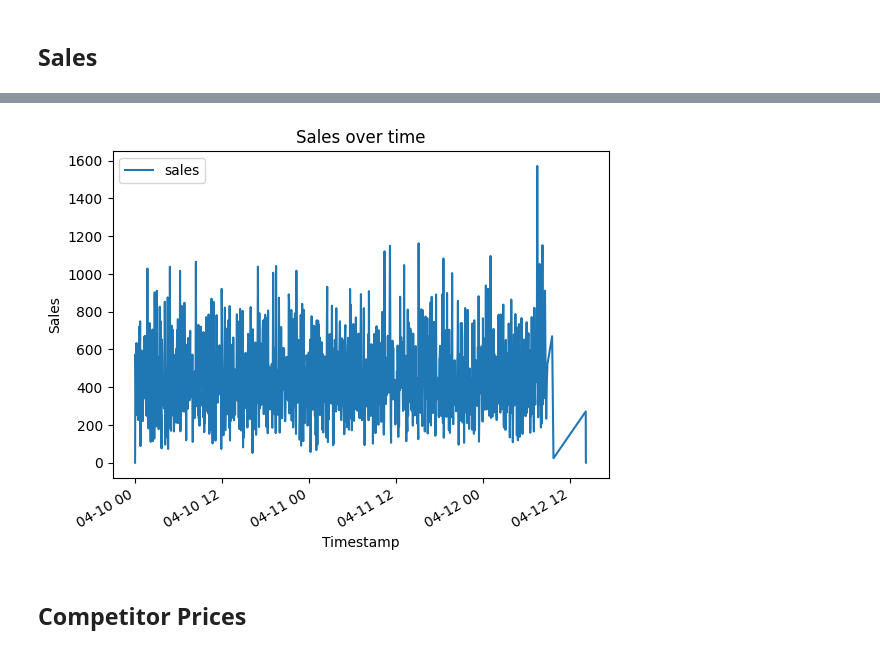
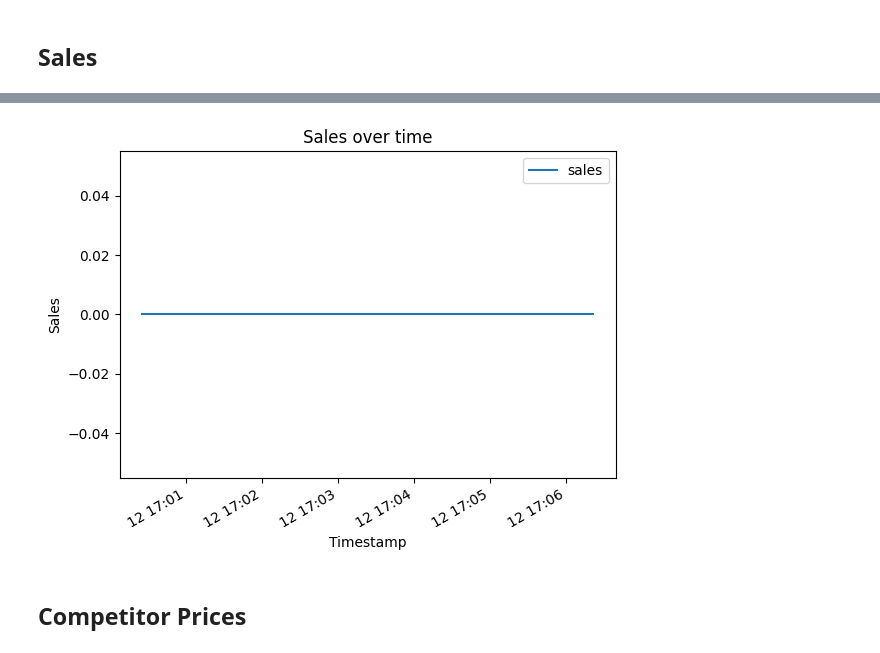
Before and after one commit to attiamani98/praice, a Jupyter notebook: fastapi/eda.ipynb, the cells around one changed output, grey strips where cells are left out. Cells and saved outputs as stored; diff of their text form; code cells hidden in the pictures.

```diff
--- a/fastapi/eda.ipynb
+++ b/fastapi/eda.ipynb
@@ -38,9 +38,9 @@ Timestamp('2024-04-12 14:09:19.438379')
 # %%
 from figures import plot_total_sales
 
-plot_total_sales(df.loc[lambda df: df.timestamp > "2024-04-05"])
+plot_total_sales(df.loc[lambda df: df.timestamp > "2024-04-12 17"])
 # %% [output]
-[figure, old version]
+[figure, new version]
 # %% [markdown]
 ## Competitor Prices
 # %%
```
Also changed, not shown: parts of 3 cells of this notebook, 3 other files.
